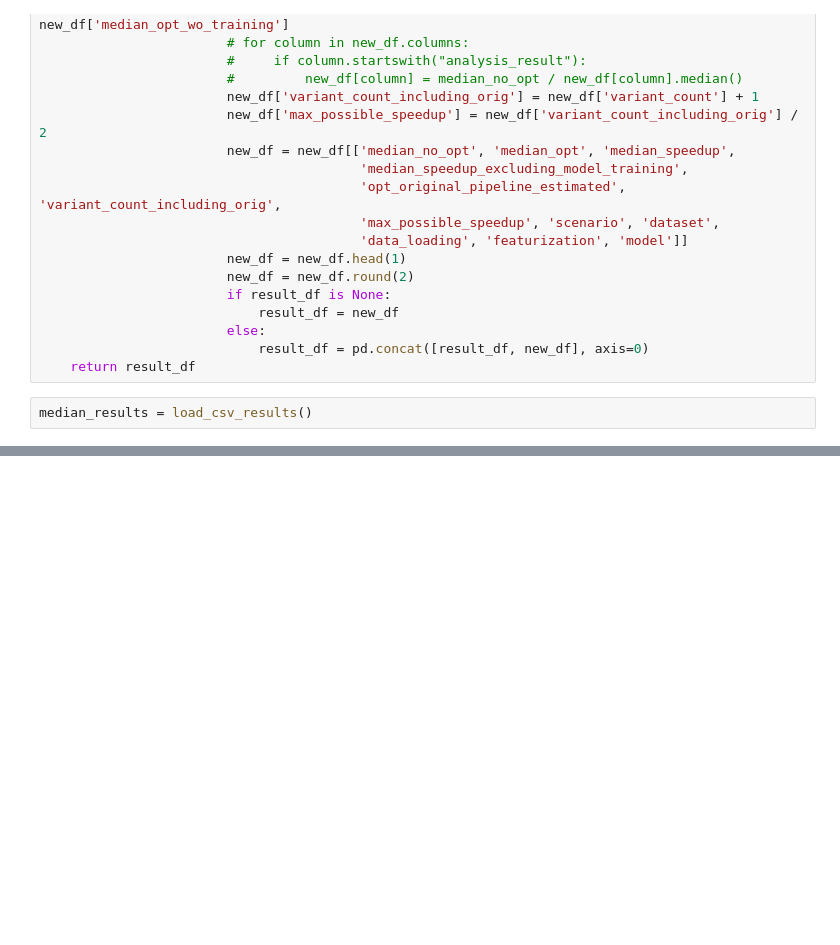
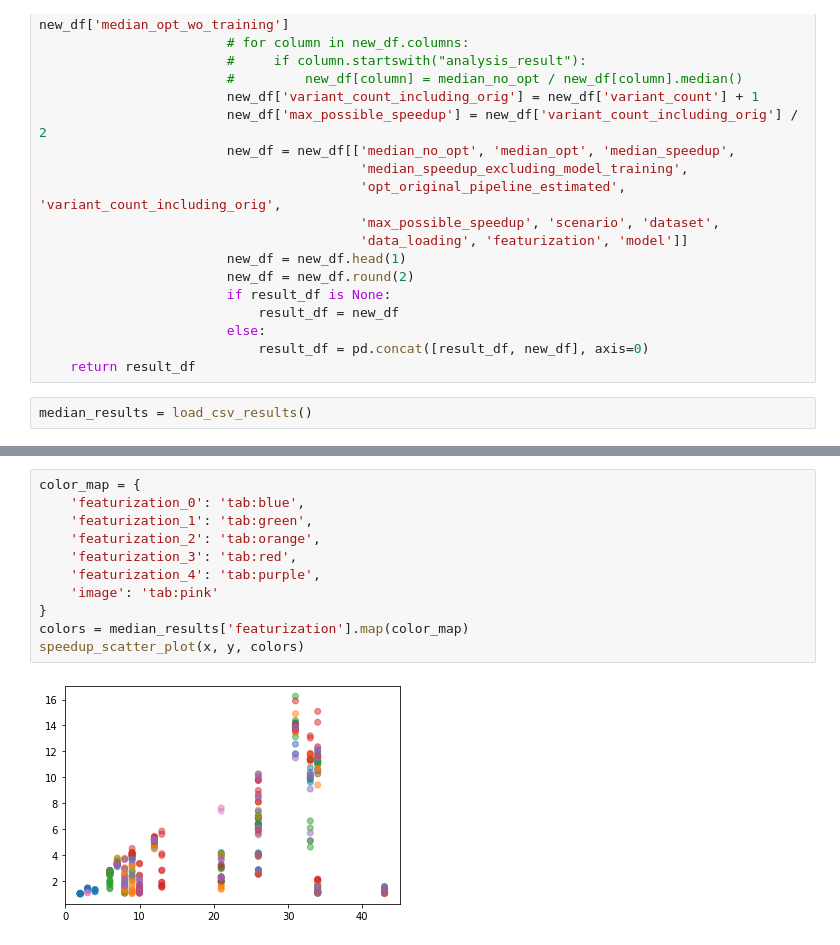
Before and after one commit to stefan-grafberger/mlwhatif, a Jupyter notebook: experiments/end_to_end/plot-benchmark-results--end-to-end.ipynb, the cells around one changed output, grey strips where cells are left out. Cells and saved outputs as stored; diff of their text form; blank space fills up the shorter version.

```diff
--- a/experiments/end_to_end/plot-benchmark-results--end-to-end.ipynb
+++ b/experiments/end_to_end/plot-benchmark-results--end-to-end.ipynb
@@ -119,0 +160,13 @@ median_results.to_csv(f"{os.getcwd()}/end-to-end-benchmark-results/end_to_end_sp
+# %%
+color_map = {
+    'featurization_0': 'tab:blue',
+    'featurization_1': 'tab:green',
+    'featurization_2': 'tab:orange',
+    'featurization_3': 'tab:red',
+    'featurization_4': 'tab:purple',
+    'image': 'tab:pink'
+}
+colors = median_results['featurization'].map(color_map)
+speedup_scatter_plot(x, y, colors)
+# %% [output]
+[figure, added]
```
Also changed, not shown: parts of 7 cells of this notebook, 2 other files.
